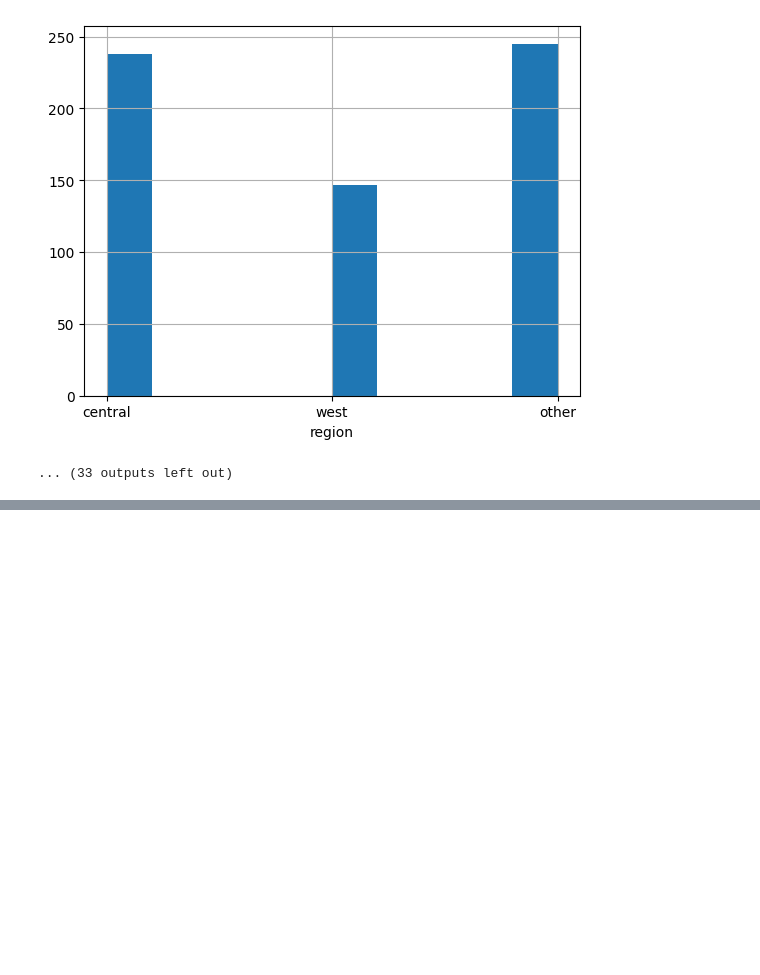
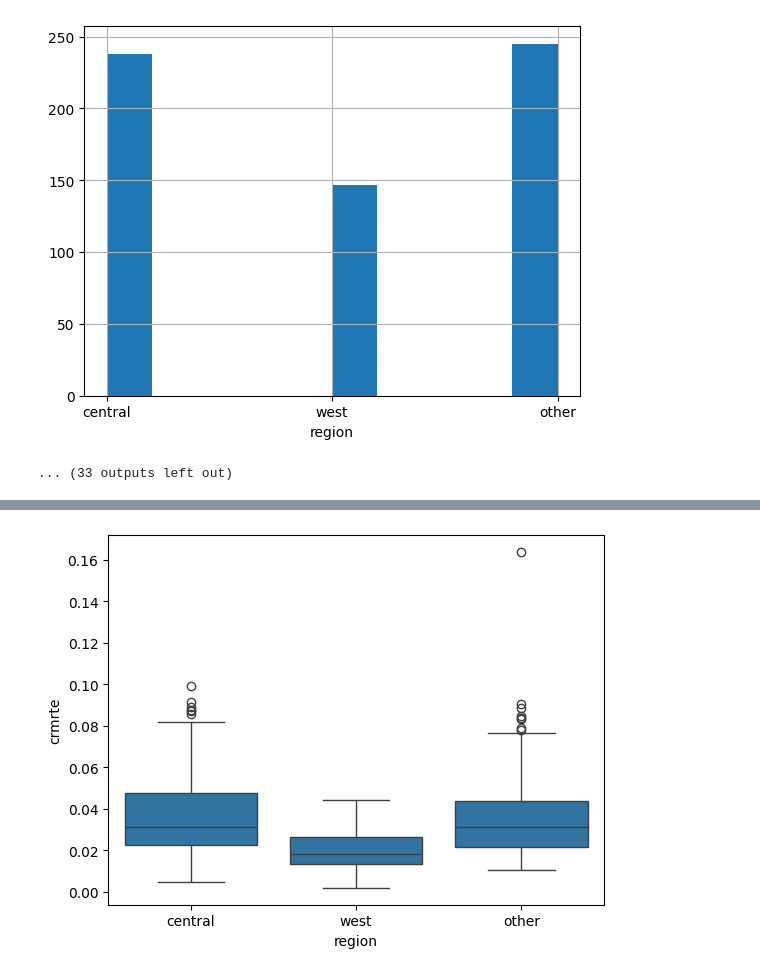
Before and after one commit to RohithParahmesh/Crime_Report_Data_Anlysis, a Jupyter notebook: 21BCE0525.ipynb, the cells around one changed output, grey strips where cells are left out. Drawn from its saved outputs; the diff is of its cells as text; code cells hidden in the pictures; blank space fills up the shorter version.

```diff
--- a/21BCE0525.ipynb
+++ b/21BCE0525.ipynb
@@ -104,0 +127,5 @@ for col in df.columns:
+# %%
+sns.boxplot(x="region",y="crmrte",data=df)
+plt.show()
+# %% [output]
+[figure, added]
```
Also changed, not shown: parts of 14 cells of this notebook.
